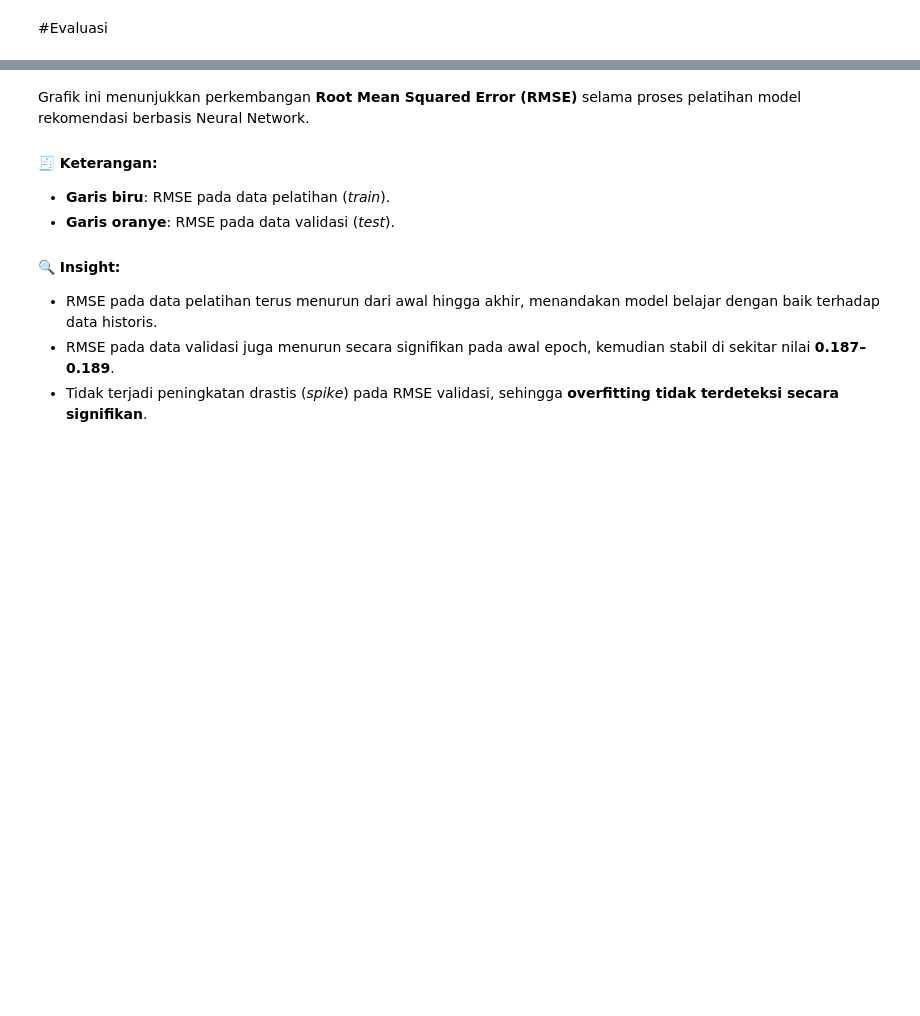
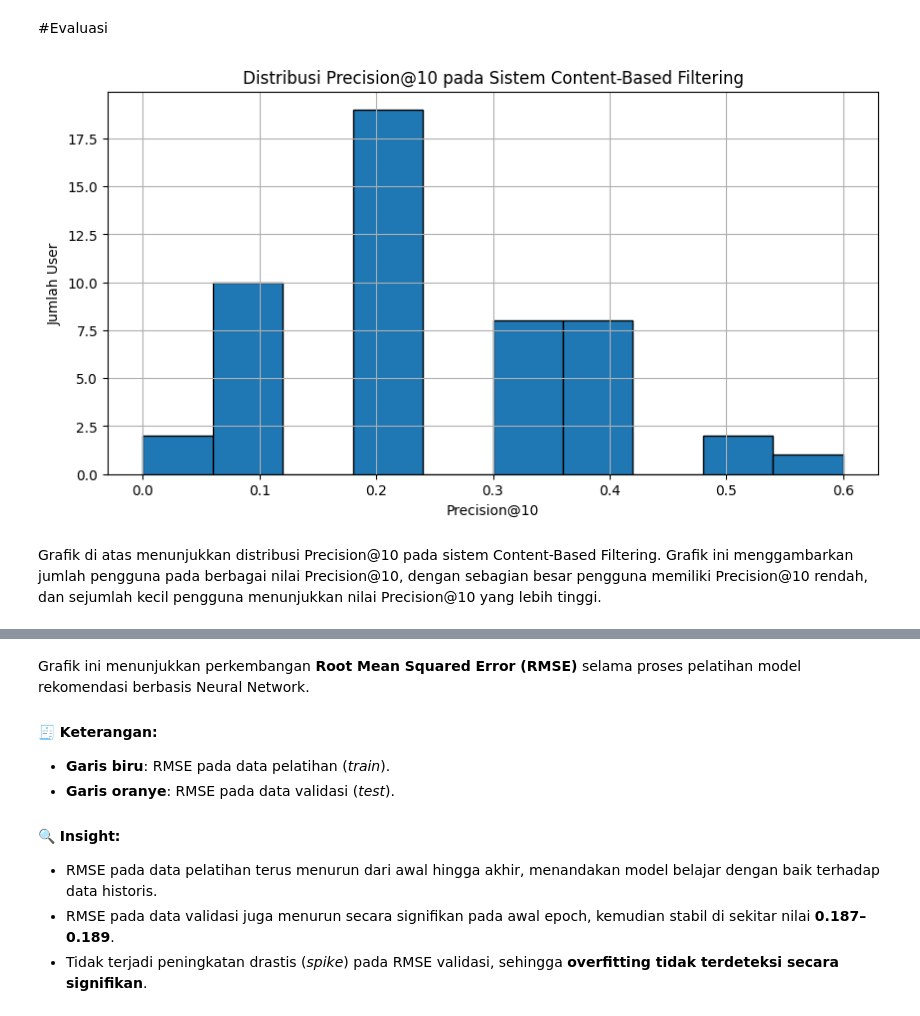
Before and after one commit to totoro-07/DICODING-Phone-Reccomendation, a Jupyter notebook: Dicoding_ModelSistemRekomendasi(fix).ipynb, the cells around one changed output, grey strips where cells are left out. Drawn from its saved outputs; the diff is of its cells as text; code cells hidden in the pictures; blank space fills up the shorter version.

Commit message:
modified:   Dicoding_ModelSistemRekomendasi(fix).ipynb 	modified:   README.md 	new file:   precision.png

```diff
--- a/Dicoding_ModelSistemRekomendasi(fix).ipynb
+++ b/Dicoding_ModelSistemRekomendasi(fix).ipynb
@@ -801,5 +913,53 @@ df = merged_rating_data[['user_id', 'cellphone_id', 'rating']]
 # %% [markdown]
 #Evaluasi
+# %%
+import matplotlib.pyplot as plt
+
+# Buat list untuk menyimpan hasil evaluasi
+precision_scores = []
+
+# Pilih subset user agar evaluasi tidak terlalu berat
+sample_users = rating['user_id'].unique()[:50]  # misalnya 50 user pertama
+
+for user in sample_users:
+    # Ponsel yang disukai user ini
+    liked_phones = rating[(rating['user_id'] == user) & (rating['rating'] >= 4)]['cellphone_id']
+
+    if liked_phones.empty:
+        continue
+
+    # Ambil salah satu ponsel yang disukai sebagai acuan
+    sample_phone_id = liked_phones.values[0]
+    try:
+        model_name = phone_new[phone_new['cellphone_id'] == sample_phone_id]['model'].values[0]
+    except IndexError:
+        continue
+
+    # Dapatkan rekomendasi
+    recommendations = get_recommendations(model_name)
+    if isinstance(recommendations, str):
+        continue
+
+    recommended_ids = recommendations['cellphone_id'].tolist()
+
+    # Bandingkan apakah ponsel yang disukai user ada di antara rekomendasi
+    true_positives = len(set(recommended_ids) & set(liked_phones))
+
+    precision_at_10 = true_positives / 10
+    precision_scores.append(precision_at_10)
+
+# Plot distribusi Precision@10
+plt.figure(figsize=(10, 5))
+plt.hist(precision_scores, bins=10, edgecolor='black')
+plt.title('Distribusi Precision@10 pada Sistem Content-Based Filtering')
+plt.xlabel('Precision@10')
+plt.ylabel('Jumlah User')
+plt.grid(True)
+plt.show()
+# %% [output]
+[figure, added]
+# %% [markdown]
+Grafik di atas menunjukkan distribusi Precision@10 pada sistem Content-Based Filtering. Grafik ini menggambarkan jumlah pengguna pada berbagai nilai Precision@10, dengan sebagian besar pengguna memiliki Precision@10 rendah, dan sejumlah kecil pengguna menunjukkan nilai Precision@10 yang lebih tinggi.
 # %%
 # Plot hasil pelatihan model
 plt.plot(history.history['root_mean_squared_error'])
```
Also changed, not shown: parts of 14 cells of this notebook, 2 other files.
